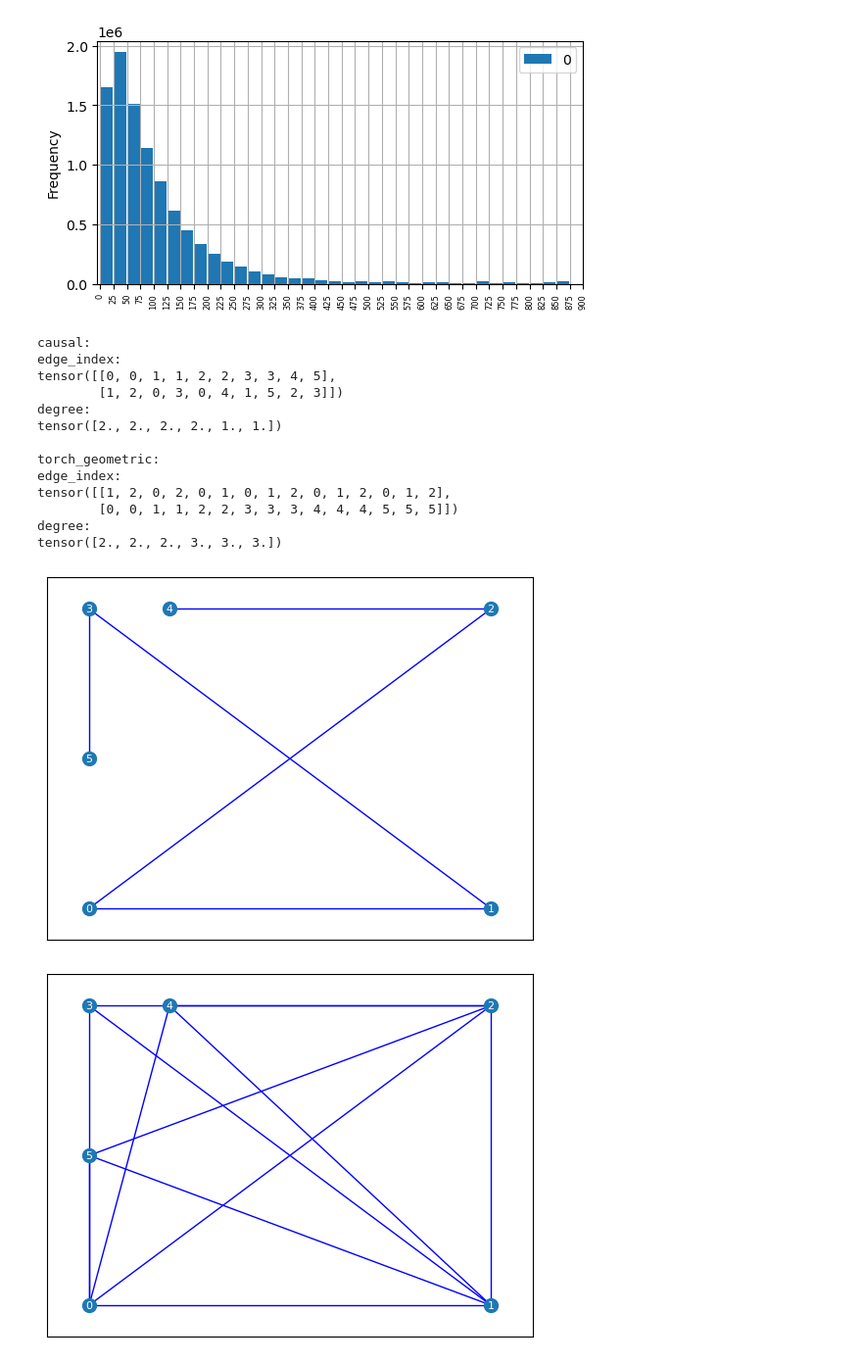
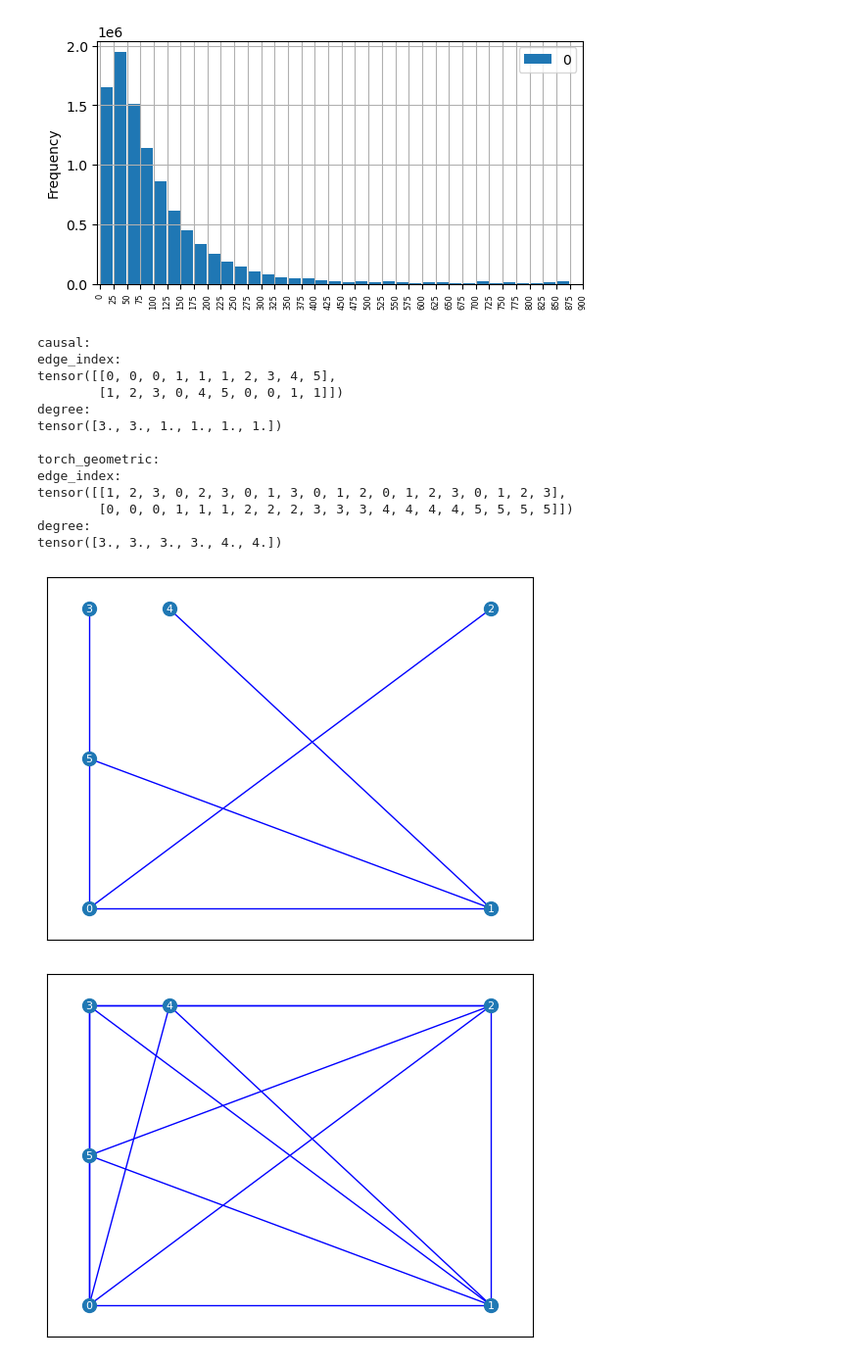
Before and after one commit to whybear0510/aegnn, a Jupyter notebook: scratch.ipynb, the cells around one changed output. Shown: that part at 98% size. Drawn from its saved outputs; the diff is of its cells as text; code cells hidden in the pictures.

```diff
--- a/scratch.ipynb
+++ b/scratch.ipynb
@@ -1364,27 +1364,35 @@ class net(torch.nn.Module):
         self.conv2 = SplineConv(2, 4, dim=2, kernel_size=2, bias=False, root_weight=False)
         # self.conv1 = GCNConv(1, 2)
         # self.conv2 = GCNConv(2, 4)
-        # self.norm1 = BatchNorm(in_channels=2)
+        self.norm1 = BatchNorm(in_channels=2)
+        self.norm2 = BatchNorm(in_channels=4)
         self.act = elu
 
     def forward(self, data):
         data.x = self.conv1(data.x, data.edge_index, data.edge_attr)
         print(f'after conv1:\n{data.x}\n')
-        data.x = self.act(data.x)
-        print(f'after elu1:\n{data.x}\n')
-        data.x = self.conv2(data.x, data.edge_index, data.edge_attr)
-        print(f'after conv2:\n{data.x}\n')
+
+        # data.x = self.act(data.x)
+        # print(f'after elu1:\n{data.x}\n')
+
+        # data.x = self.conv2(data.x, data.edge_index, data.edge_attr)
+        # print(f'after conv2:\n{data.x}\n')
+
         return data.x
 
 module = net()
-
+module.eval()
+# print(module.norm1.training)
 
 # def graph for sync
 attr_func = torch_geometric.transforms.Cartesian(cat=False, max_value=10.0)
 graph = Data(
     x = torch.tensor([1.0, 0.0, 1.0, 1.0, 1.0, 1.0, 1.0, 1.0], device=device).view(-1,1),
     pos = torch.tensor([[2,3],[1,2],[1,1],[3,1],[3,2],[5,3],[5,2],[4,2]], device=device),
-    edge_index = torch.tensor([[0,1,1,2,2,3,3,4,4,0,4,7,7,6,6,5], [1,0,2,1,3,2,4,3,0,4,7,4,6,7,5,6]], device=device, dtype=torch.long))
+    # edge_index = torch.tensor([[0,1,1,2,2,3,3,4,4,0,4,7,7,6,6,5],
+    #                            [1,0,2,1,3,2,4,3,0,4,7,4,6,7,5,6]], device=device, dtype=torch.long))
+    edge_index = torch.tensor([[0,1,1,2,2,3,3,4,4,0,5,6,4,6,7,7],
+                               [1,0,2,1,3,2,4,3,0,4,6,5,7,7,4,6]], device=device, dtype=torch.long))
 graph = attr_func(graph)
 print('sync, graph:')
 output = module.forward(graph)
@@ -1614,7 +1624,9 @@ def pos_dist(pos):
     node_distances = torch.cat(node_distance, dim=0)
     return node_distances
 
-def causal_radius_graph(pos: Tensor, r: float, max_num_neighbors: int = 4, reserve_future_edges: bool = True):
+def causal_radius_graph(data_pos: Tensor, r: float, max_num_neighbors: int = 4, reserve_future_edges: bool = True):
+    pos = data_pos.clone().detach()
+    pos = pos.to('cpu')
     num_nodes = pos.shape[0]
 
     # allowed edges to connect older nodes; reserve some edges for future nodes
@@ -1657,42 +1669,44 @@ def causal_radius_graph(pos: Tensor, r: float, max_num_neighbors: int = 4, reser
     edges_new = torch.cat(edges_new_list, dim=1)
     edges_new = to_undirected(edges_new)
 
-    return edges_new
+    edge_index = edges_new.detach().clone()
+
+    return edge_index
 
 
 
 
 device = 'cpu'
 pos = torch.tensor([[0,0],[1,0],[1,1],[0,1],[0.2,1],[0,0.5]], device=device, dtype=torch.float)
 r = 1.5
-max_num_neighbors = 2
+max_num_neighbors = 3
 
-causal_edge_index = causal_radius_graph(pos, r, max_num_neighbors=max_num_neighbors)
+causal_edge_index = causal_radius_graph(pos, r, max_num_neighbors=max_num_neighbors, reserve_future_edges=True)
 pyg_edge_index = torch_geometric.nn.pool.radius_graph(pos, r, max_num_neighbors=max_num_neighbors)
 
 print(f'\ncausal:')
 print(f'edge_index:\n{causal_edge_index}')
 print(f'degree:\n{degree(causal_edge_index[1,:])}')
 print(f'\ntorch_geometric:')
 print(f'edge_index:\n{pyg_edge_index}')
 print(f'degree:\n{degree(pyg_edge_index[1,:])}')
 
 
 printg(Data(pos=pos, edge_index=causal_edge_index))
 printg(Data(pos=pos, edge_index=pyg_edge_index))
 # %% [output]
 causal:
 edge_index:
-tensor([[0, 0, 1, 1, 2, 2, 3, 3, 4, 5],
-        [1, 2, 0, 3, 0, 4, 1, 5, 2, 3]])
+tensor([[0, 0, 0, 1, 1, 1, 2, 3, 4, 5],
+        [1, 2, 3, 0, 4, 5, 0, 0, 1, 1]])
 degree:
-tensor([2., 2., 2., 2., 1., 1.])
+tensor([3., 3., 1., 1., 1., 1.])
 
 torch_geometric:
 edge_index:
-tensor([[1, 2, 0, 2, 0, 1, 0, 1, 2, 0, 1, 2, 0, 1, 2],
-        [0, 0, 1, 1, 2, 2, 3, 3, 3, 4, 4, 4, 5, 5, 5]])
+tensor([[1, 2, 3, 0, 2, 3, 0, 1, 3, 0, 1, 2, 0, 1, 2, 3, 0, 1, 2, 3],
+        [0, 0, 0, 1, 1, 1, 2, 2, 2, 3, 3, 3, 4, 4, 4, 4, 5, 5, 5, 5]])
 degree:
-tensor([2., 2., 2., 3., 3., 3.])
+tensor([3., 3., 3., 3., 4., 4.])
-[figure, old version]
+[figure, new version]
 [figure]
```
Also changed, not shown: parts of 12 cells of this notebook, 3 other files.
